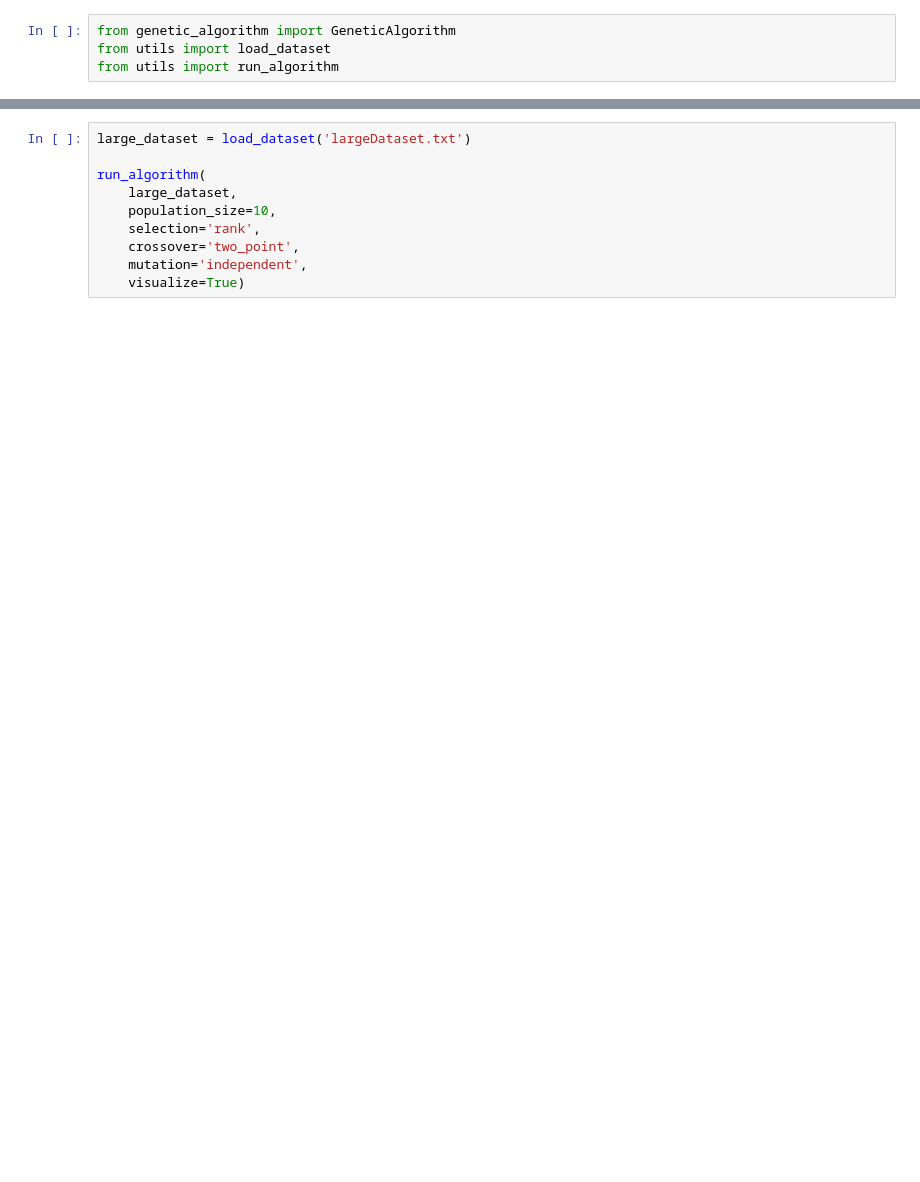
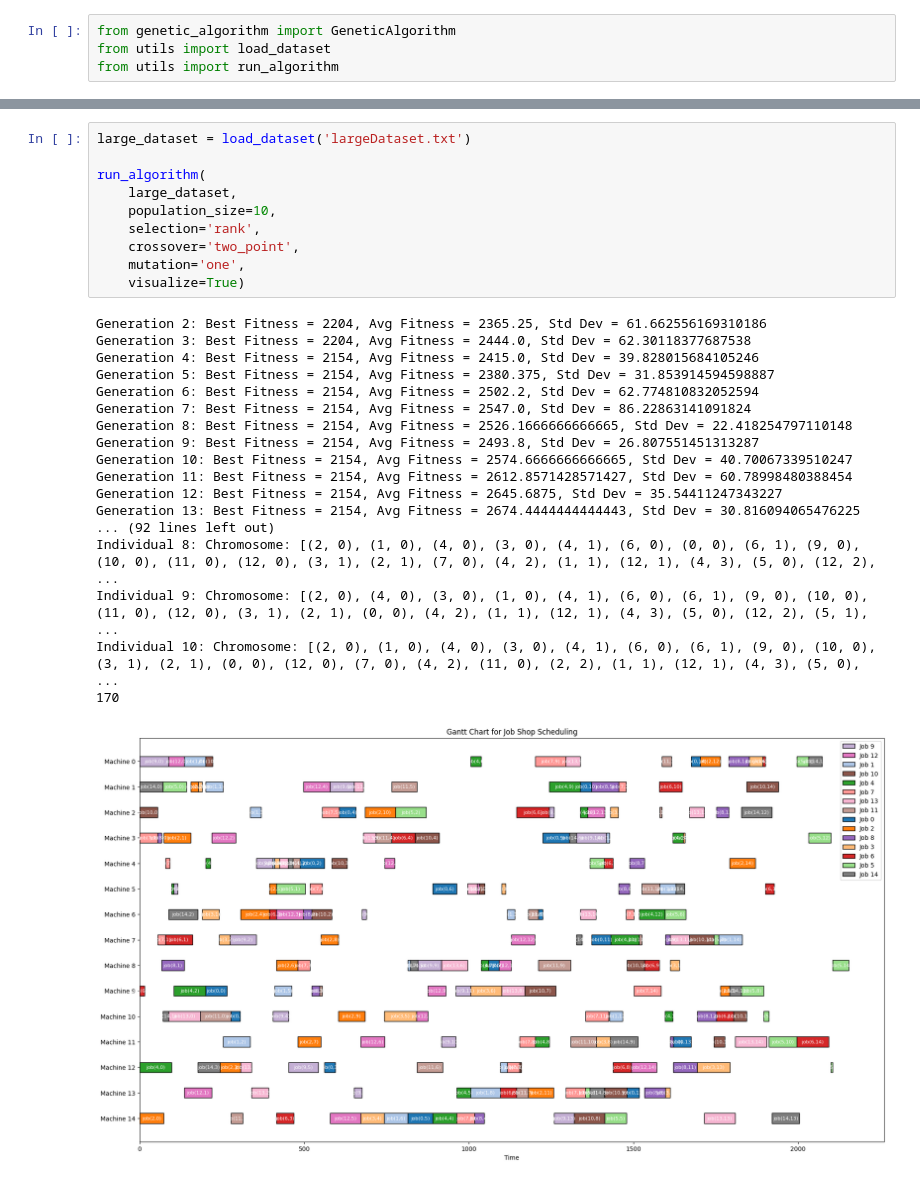
Before and after one commit to imiguelrodriguez/GeneticAlgorithm, a Jupyter notebook: tests.ipynb, the cells around one changed output, grey strips where cells are left out. Saved outputs shown, nothing was run; the diff lists cells and outputs as text; blank space fills up the shorter version.

```diff
--- a/tests.ipynb
+++ b/tests.ipynb
@@ -55,10 +68,29 @@ KeyboardInterrupt:
 # %%
 large_dataset = load_dataset('largeDataset.txt')
 
 run_algorithm(
     large_dataset,
     population_size=10,
     selection='rank',
     crossover='two_point',
-    mutation='independent',
+    mutation='one',
     visualize=True)
+# %% [output]
+Generation 2: Best Fitness = 2204, Avg Fitness = 2365.25, Std Dev = 61.662556169310186
+Generation 3: Best Fitness = 2204, Avg Fitness = 2444.0, Std Dev = 62.30118377687538
+Generation 4: Best Fitness = 2154, Avg Fitness = 2415.0, Std Dev = 39.828015684105246
+Generation 5: Best Fitness = 2154, Avg Fitness = 2380.375, Std Dev = 31.853914594598887
+Generation 6: Best Fitness = 2154, Avg Fitness = 2502.2, Std Dev = 62.774810832052594
+Generation 7: Best Fitness = 2154, Avg Fitness = 2547.0, Std Dev = 86.22863141091824
+Generation 8: Best Fitness = 2154, Avg Fitness = 2526.1666666666665, Std Dev = 22.418254797110148
+Generation 9: Best Fitness = 2154, Avg Fitness = 2493.8, Std Dev = 26.807551451313287
+Generation 10: Best Fitness = 2154, Avg Fitness = 2574.6666666666665, Std Dev = 40.70067339510247
+Generation 11: Best Fitness = 2154, Avg Fitness = 2612.8571428571427, Std Dev = 60.78998480388454
+Generation 12: Best Fitness = 2154, Avg Fitness = 2645.6875, Std Dev = 35.54411247343227
+Generation 13: Best Fitness = 2154, Avg Fitness = 2674.4444444444443, Std Dev = 30.816094065476225
+... (92 lines left out)
+Individual 8: Chromosome: [(2, 0), (1, 0), (4, 0), (3, 0), (4, 1), (6, 0), (0, 0), (6, 1), (9, 0), (10, 0), (11, 0), (12, 0), (3, 1), (2, 1), (7, 0), (4, 2), (1, 1), (12, 1), (4, 3), (5, 0), (12, 2),  ...
+Individual 9: Chromosome: [(2, 0), (4, 0), (3, 0), (1, 0), (4, 1), (6, 0), (6, 1), (9, 0), (10, 0), (11, 0), (12, 0), (3, 1), (2, 1), (0, 0), (4, 2), (1, 1), (12, 1), (4, 3), (5, 0), (12, 2), (5, 1),  ...
+Individual 10: Chromosome: [(2, 0), (1, 0), (4, 0), (3, 0), (4, 1), (6, 0), (6, 1), (9, 0), (10, 0), (3, 1), (2, 1), (0, 0), (12, 0), (7, 0), (4, 2), (11, 0), (2, 2), (1, 1), (12, 1), (4, 3), (5, 0),  ...
+170
+[figure, added]
```
Also changed, not shown: parts of 2 cells of this notebook, 2 other files.
